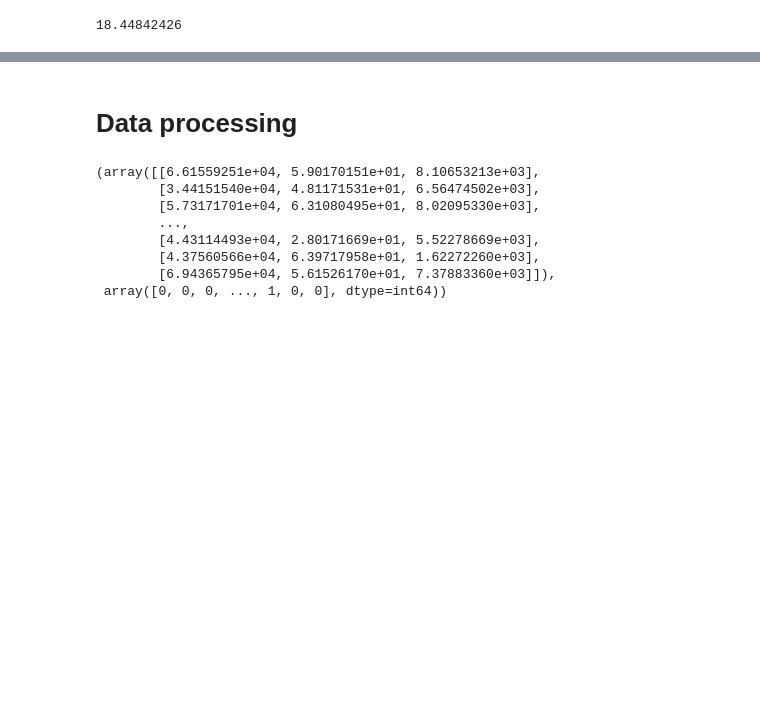
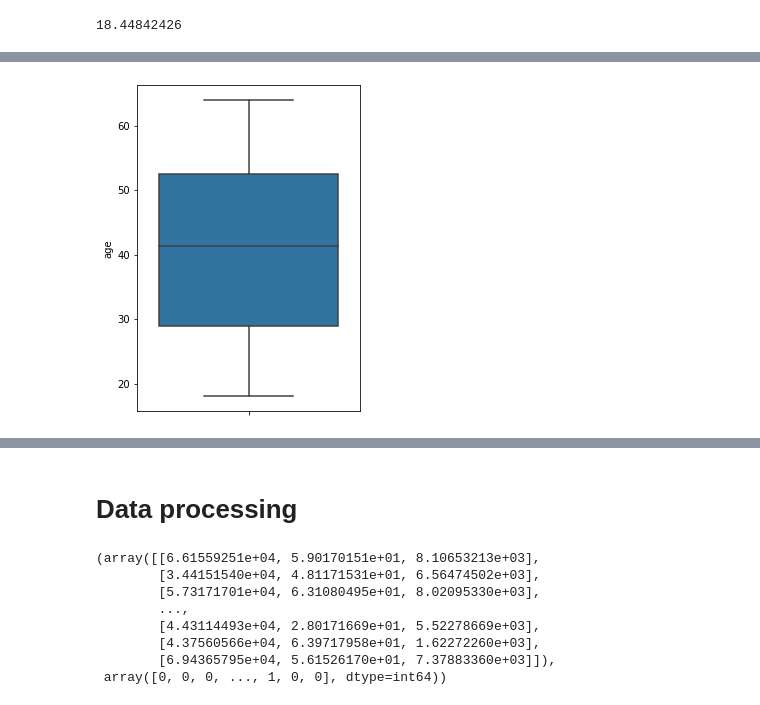
Before and after one commit to gabe-martins/Python-Machine-Learing, a Jupyter notebook: Credit_Data_Neural_Training.ipynb, the cells around one changed output, grey strips where cells are left out. Drawn from its saved outputs; the diff is of its cells as text; code cells hidden in the pictures; blank space fills up the shorter version.

```diff
--- a/Credit_Data_Neural_Training.ipynb
+++ b/Credit_Data_Neural_Training.ipynb
@@ -67,0 +79,6 @@ plt.show()
+# %%
+plt.figure(figsize=(4,6))
+sns.boxplot(y=df['age'])
+plt.show()
+# %% [output]
+[figure, added]
```
Also changed, not shown: parts of 20 cells of this notebook.
